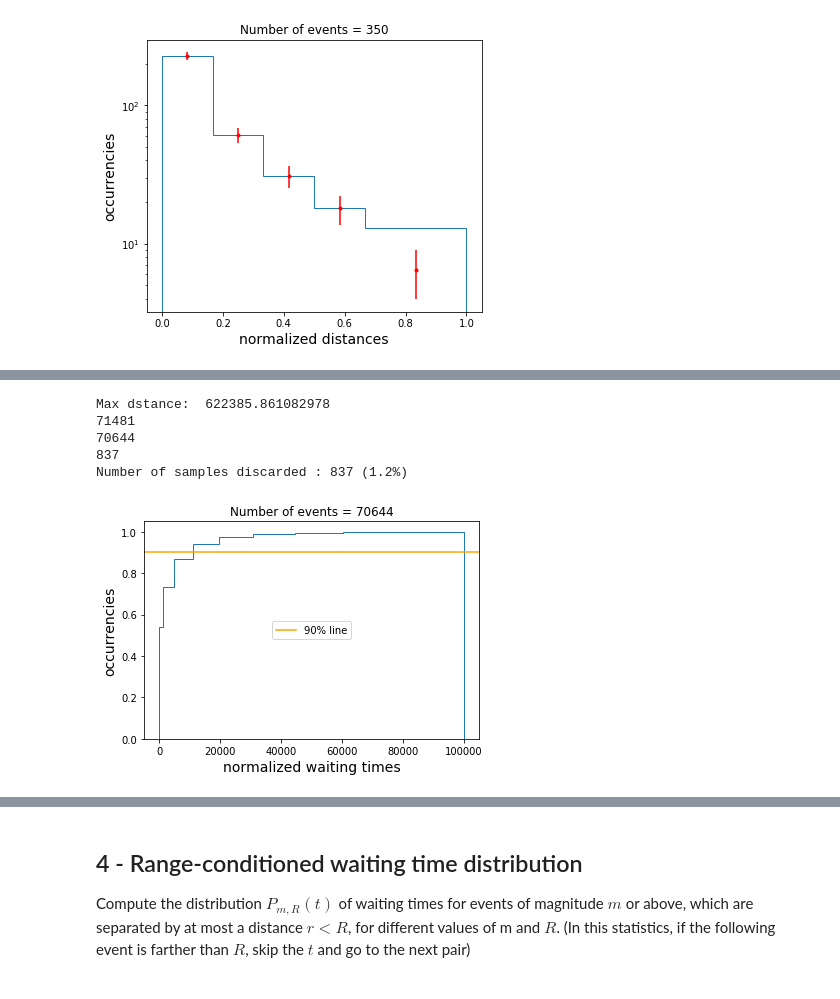
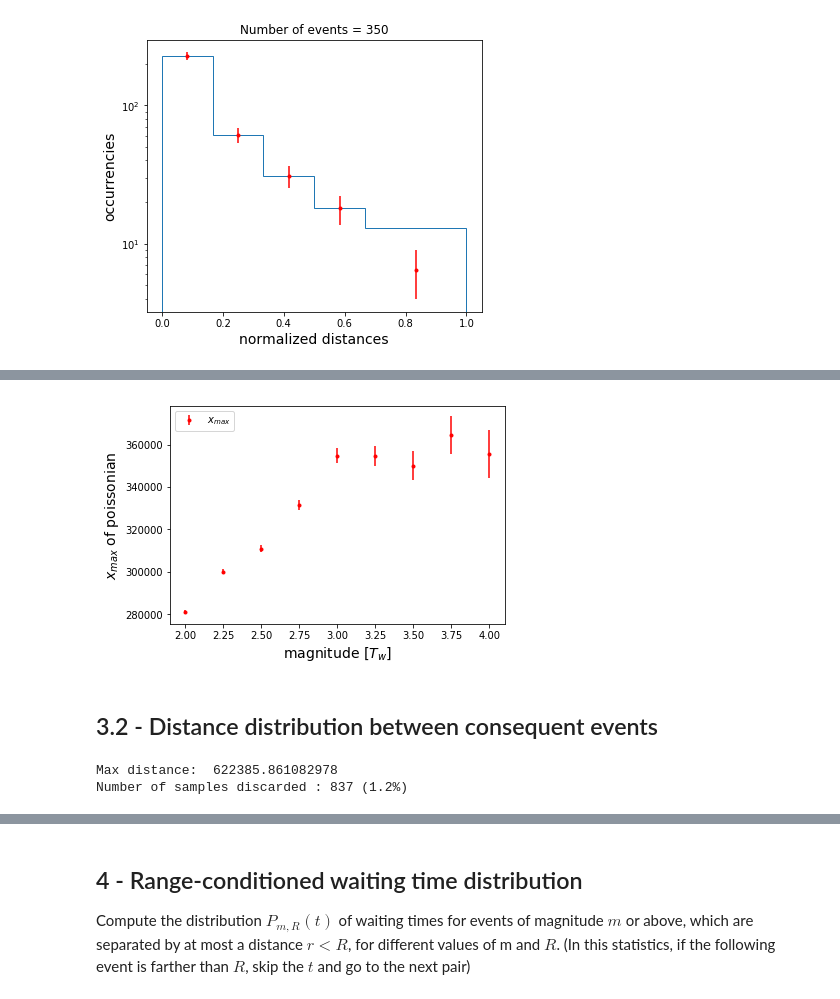
Before and after one commit to mango915/Earthquakes, a Jupyter notebook: nico.ipynb, the cells around one changed output, grey strips where cells are left out. Drawn from its saved outputs; the diff is of its cells as text; code cells hidden in the pictures.

```diff
--- a/nico.ipynb
+++ b/nico.ipynb
@@ -824,3 +955,15 @@ Then we also plotted the mean distance between two consequent events, that hasn'
+# %%
+rescaled_peaks = pr_r_expected*pr_r_max
+rescaled_errors = pr_r_mean_err*pr_r_max
+plt.errorbar(pr_ms, rescaled_peaks, rescaled_errors, fmt = 'r.', label = '$x_{max}$')
+plt.xlabel('magnitude [$T_w$]', fontsize = 14)
+plt.ylabel('$x_{max}$ of poissonian', fontsize = 14)
+plt.legend(loc = 2)
+plt.show()
+# %% [output]
+[figure, added]
+# %% [markdown]
+## 3.2 - Distance distribution between consequent events
 # %%
 distance_tree = np.zeros(N)
 
@@ -834,18 +976,11 @@ for d in range(len(v_dict)):
 distance_tree = distance_tree[distance_tree > 0]
 # %%
 # we want now to analyse the core of the distribution, neglecting the tail for the moment
-print('Max dstance: ', distance_tree.max())
+print('Max distance: ', distance_tree.max())
 dist_truncated = distance_tree[distance_tree < 100000]
-
 samples_discarded = len(distance_tree)-len(dist_truncated)
-print(len(distance_tree))
-print(len(dist_truncated))
-print(samples_discarded)
 percentage_discarded = samples_discarded / len(distance_tree)
 print('Number of samples discarded : {} ({}%)'.format(samples_discarded, round(percentage_discarded*100,1)))
 # %% [output]
-Max dstance:  622385.861082978
-71481
-70644
-837
+Max distance:  622385.861082978
 Number of samples discarded : 837 (1.2%)
@@ -866,7 +987 @@ def plot_Pm_r_tree(time_diff, bin_number = 10):
-# %%
-bins = np.power(np.linspace(0, np.sqrt(dist_truncated.max()),10),2)
-plot_Pm_r_tree(dist_truncated, bin_number = bins)
-#plot_Pm_r_tree(distance_tree, 100)
-# %% [output]
-[figure, removed]
 # %%
```
Also changed, not shown: parts of 26 cells of this notebook.
